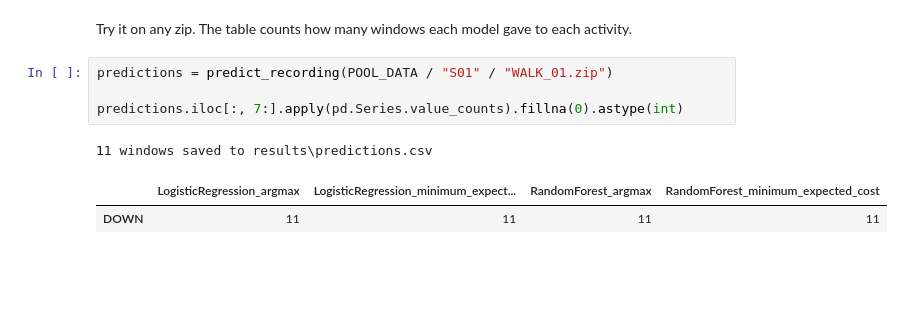
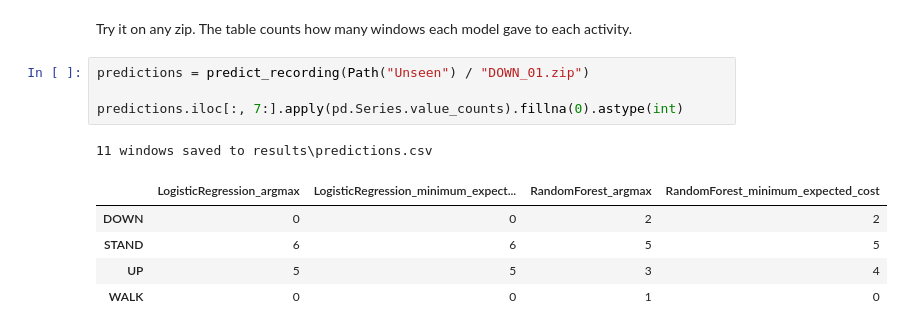
Before and after one commit to ldldld-sudo/Machine-Learning_DL, a Jupyter notebook: Assignment1_DL/ML__Activity Recognition Pipeline.ipynb, the cells around one changed output. Cells and saved outputs as stored; diff of their text form; blank space fills up the shorter version.

```diff
--- a/Assignment1_DL/ML__Activity Recognition Pipeline.ipynb
+++ b/Assignment1_DL/ML__Activity Recognition Pipeline.ipynb
@@ -1551,10 +1551,13 @@ def predict_recording(zip_path, output_path=RESULTS / "predictions.csv"):
 # %% [markdown]
 Try it on any zip. The table counts how many windows each model gave to each activity.
 # %%
-predictions = predict_recording(POOL_DATA / "S01" / "WALK_01.zip")
+predictions = predict_recording(Path("Unseen") / "DOWN_01.zip")
 
 predictions.iloc[:, 7:].apply(pd.Series.value_counts).fillna(0).astype(int)
 # %% [output]
 11 windows saved to results\predictions.csv
 |  | LogisticRegression_argmax | LogisticRegression_minimum_expect... | RandomForest_argmax | RandomForest_minimum_expected_cost |
-| DOWN | 11 | 11 | 11 | 11 |
+| DOWN | 0 | 0 | 2 | 2 |
+| STAND | 6 | 6 | 5 | 5 |
+| UP | 5 | 5 | 3 | 4 |
+| WALK | 0 | 0 | 1 | 0 |
```
Also changed, not shown: parts of 1 cell of this notebook.
